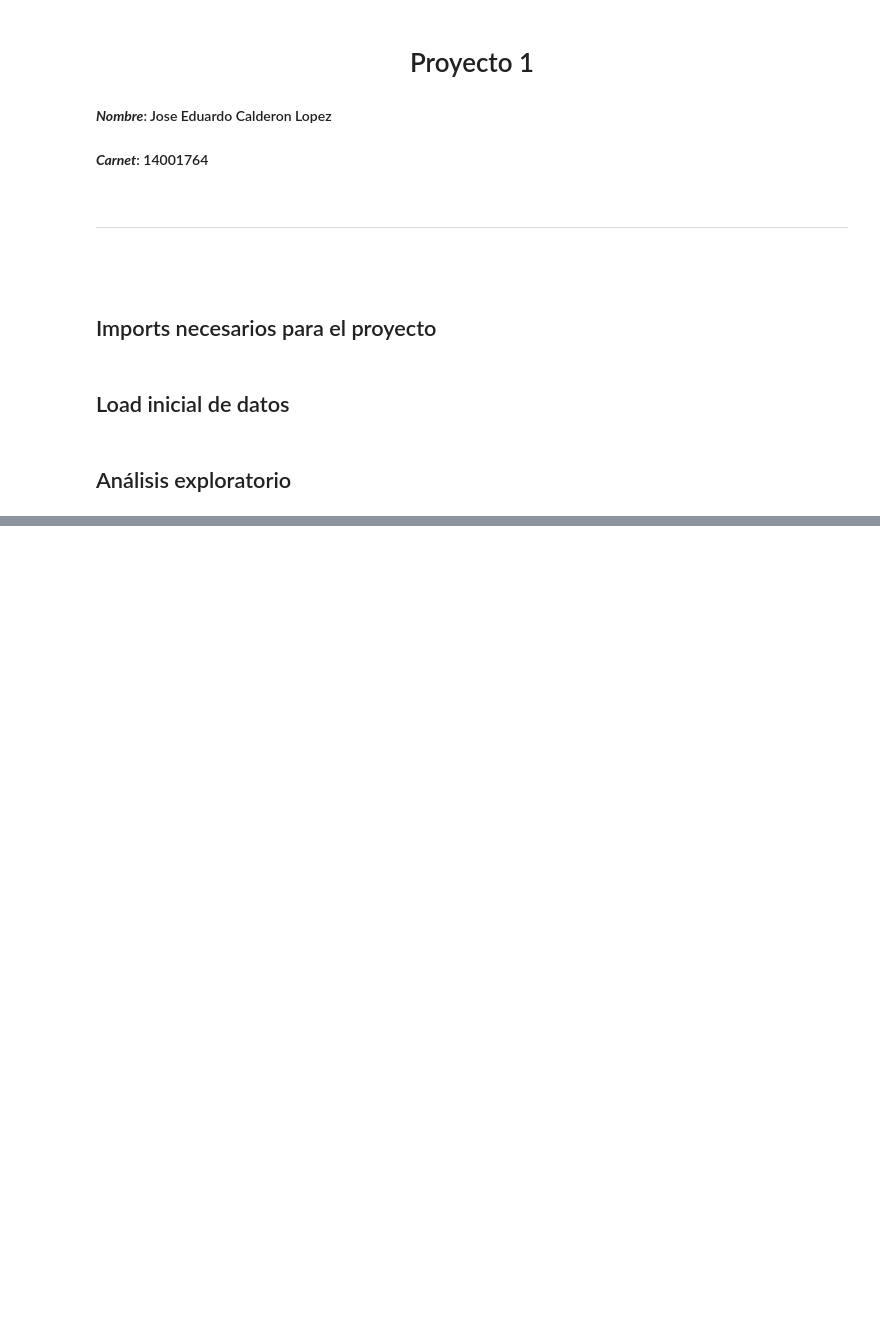
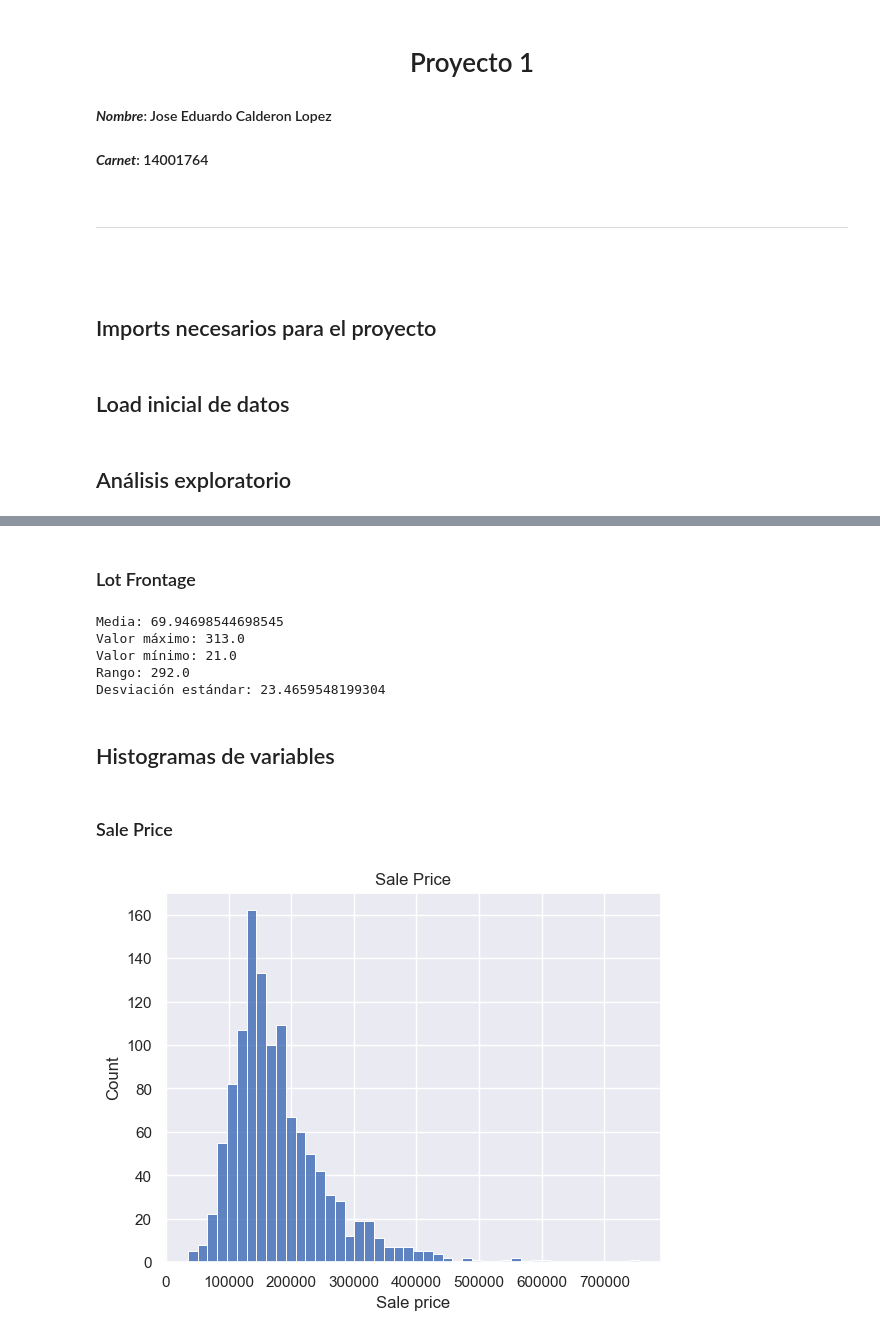
Before and after one commit to SirJose/Proyecto1, a Jupyter notebook: Proyecto1.ipynb, the cells around one changed output, grey strips where cells are left out. Drawn from its saved outputs; the diff is of its cells as text; code cells hidden in the pictures; blank space fills up the shorter version.

Commit message:
Histogramas. Mostrar resultados de analisis exploratorio.

```diff
--- a/Proyecto1.ipynb
+++ b/Proyecto1.ipynb
@@ -56,0 +104,27 @@ arrRanges = list(map(lambda value1, value2: value1-value2, arrMaxValues, arrMinV
+# %% [markdown]
+### Lot Frontage
+# %%
+printAnalysis(5)
+# %% [output]
+Media: 69.94698544698545
+Valor máximo: 313.0
+Valor mínimo: 21.0
+Rango: 292.0
+Desviación estándar: 23.4659548199304
+# %% [markdown]
+## Histogramas de variables
+# %%
+def drawHistogram(column, title, xlabel, ylabel, color):
+    sb.set(style="darkgrid")
+    sb.histplot(trainingData[:,column], color=color)
+
+    plt.title(title)
+    plt.xlabel(xlabel)
+    plt.ylabel(ylabel)
+    plt.show()
+# %% [markdown]
+### Sale Price
+# %%
+drawHistogram(0, "Sale Price", "SalePrice", "Count", "#3160b0")
+# %% [output]
+[figure, added]
```
Also changed, not shown: parts of 24 cells of this notebook.
